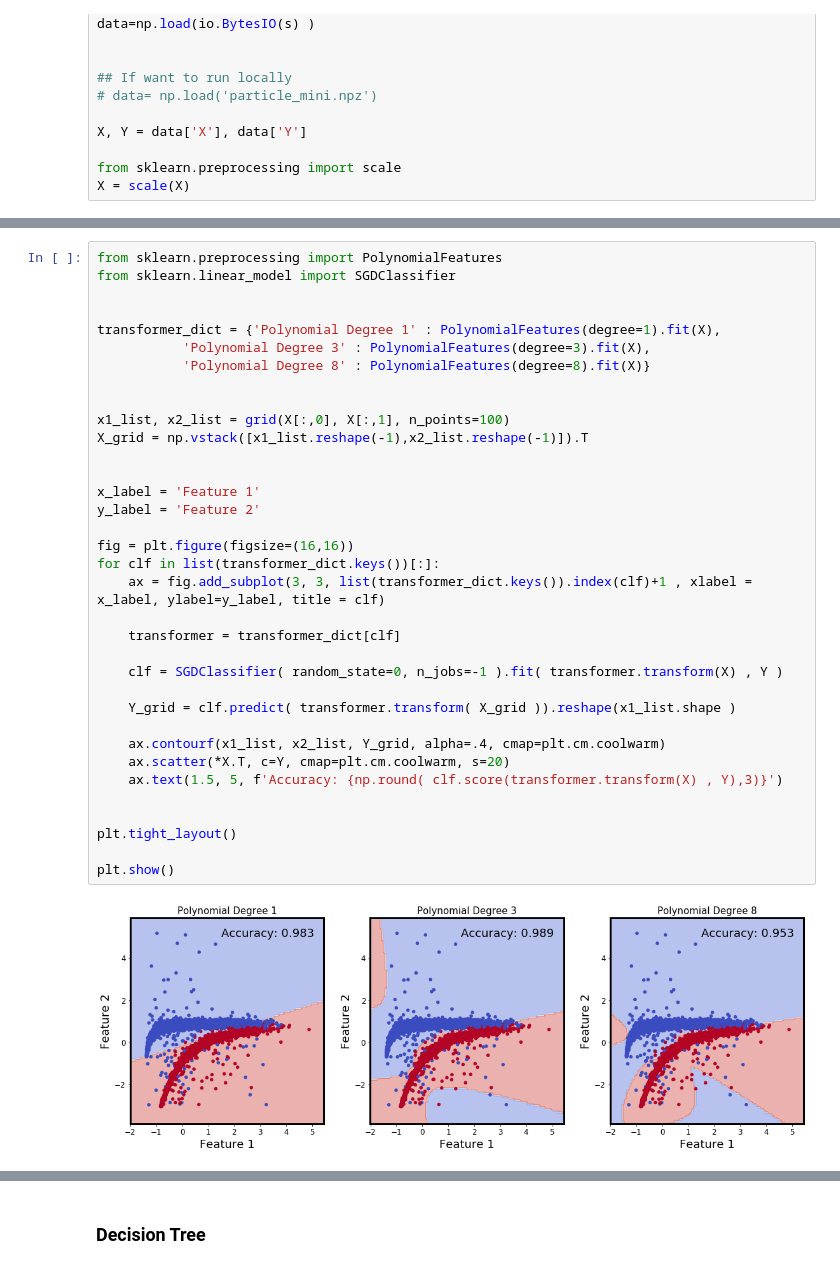
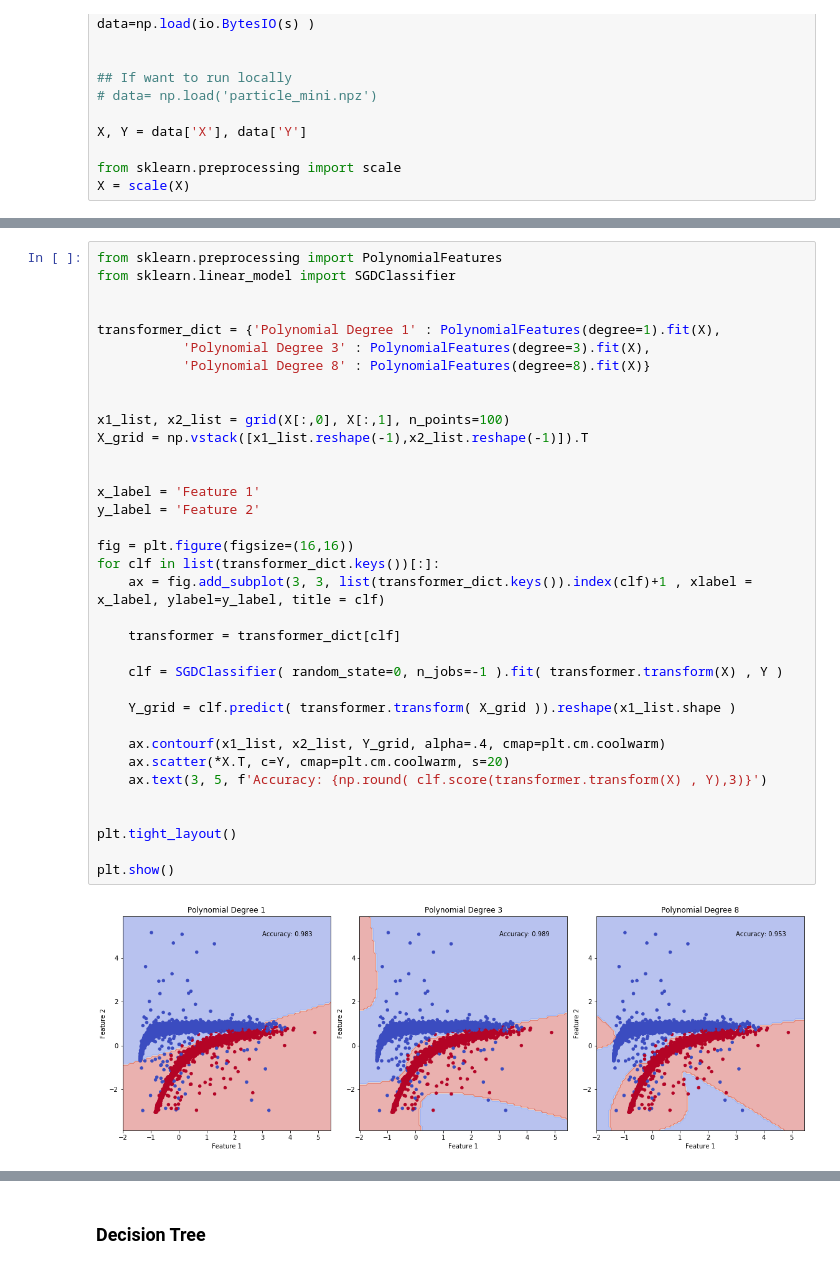
Before and after one commit to sraeisi/Machine_Learning_Physics_Winter20, a Jupyter notebook: Lec1/Reg&Clf.ipynb, the cells around one changed output, grey strips where cells are left out. Drawn from its saved outputs; the diff is of its cells as text.

```diff
--- a/Lec1/Reg&Clf.ipynb
+++ b/Lec1/Reg&Clf.ipynb
@@ -582,35 +585,35 @@ from sklearn.linear_model import SGDClassifier
 transformer_dict = {'Polynomial Degree 1' : PolynomialFeatures(degree=1).fit(X),
            'Polynomial Degree 3' : PolynomialFeatures(degree=3).fit(X),
            'Polynomial Degree 8' : PolynomialFeatures(degree=8).fit(X)}
 
 
 x1_list, x2_list = grid(X[:,0], X[:,1], n_points=100)
 X_grid = np.vstack([x1_list.reshape(-1),x2_list.reshape(-1)]).T
 
 
 x_label = 'Feature 1'
 y_label = 'Feature 2'
 
 fig = plt.figure(figsize=(16,16))
 for clf in list(transformer_dict.keys())[:]:
     ax = fig.add_subplot(3, 3, list(transformer_dict.keys()).index(clf)+1 , xlabel = x_label, ylabel=y_label, title = clf)
 
     transformer = transformer_dict[clf]
 
     clf = SGDClassifier( random_state=0, n_jobs=-1 ).fit( transformer.transform(X) , Y )
 
     Y_grid = clf.predict( transformer.transform( X_grid )).reshape(x1_list.shape )
 
     ax.contourf(x1_list, x2_list, Y_grid, alpha=.4, cmap=plt.cm.coolwarm)
     ax.scatter(*X.T, c=Y, cmap=plt.cm.coolwarm, s=20)
-    ax.text(1.5, 5, f'Accuracy: {np.round( clf.score(transformer.transform(X) , Y),3)}')
+    ax.text(3, 5, f'Accuracy: {np.round( clf.score(transformer.transform(X) , Y),3)}')
 
 
 plt.tight_layout()
 
 plt.show()
 # %% [output]
-[figure, old version]
+[figure, new version]
 # %%
 %%time
 
```
Also changed, not shown: parts of 9 cells of this notebook.
